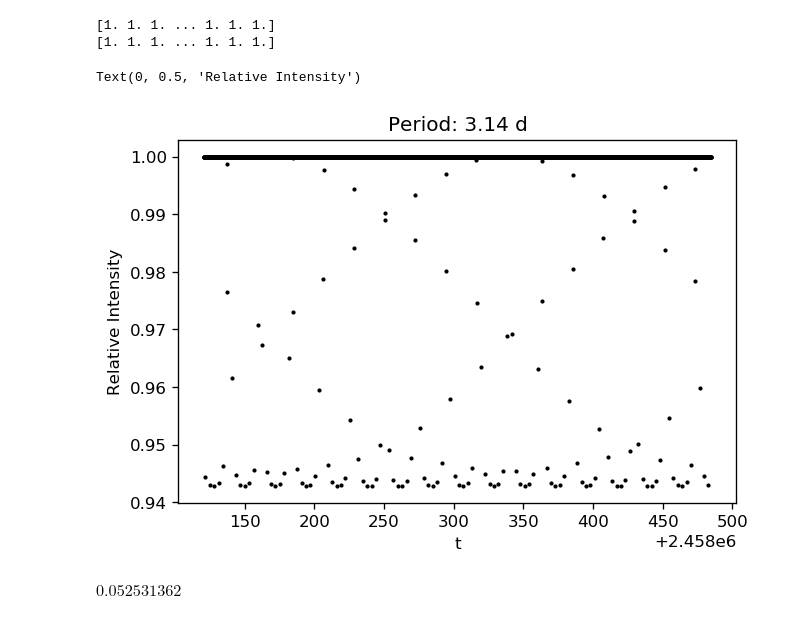
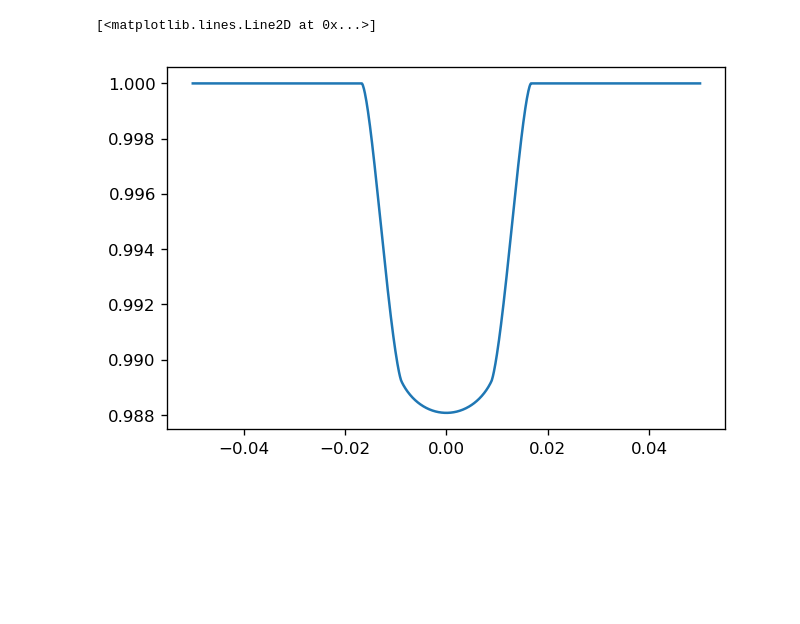
Before and after one commit to ruoyanwangdr/Dectection-of-Bright-Transiting-Exoplanet-with-MASCARA-TESS, a Jupyter notebook: mascara_tess_ls_1359354.ipynb, the cells around one changed output. Saved outputs shown, nothing was run; the diff lists cells and outputs as text; code cells hidden in the pictures; blank space fills up the shorter version.

```diff
--- a/mascara_tess_ls_1359354.ipynb
+++ b/mascara_tess_ls_1359354.ipynb
@@ -464,46 +269,28 @@ NameError: name 'mascara_jd' is not defined
 # %%
-import batman #Bad-Ass Transit Model cAlculatioN
-import astropy.units as u
-from astropy.constants import G, R_sun, M_sun, R_jup, M_jup, R_earth, M_earth
+import batman
+import numpy as np
+import matplotlib.pyplot as plt
 
-params = batman.TransitParams() # object to store the transit parameters
-params.t0 = 1.0 # time of inferior conjunction
-params.per = 3.14 # orbital period (days)
-params.rp = R_earth*25/R_sun # planet radius (in units of stellar radii)
+params = batman.TransitParams()       #object to store transit parameters
+params.t0 = 0.                        #time of inferior conjunction
+params.per = 2.                       #orbital period
+params.rp = 0.1                       #planet radius (in units of stellar radii)
+params.a = 15.                        #semi-major axis (in units of stellar radii)
+params.inc = 87.                      #orbital inclination (in degrees)
+params.ecc = 0.                       #eccentricity
+params.w = 90.                        #longitude of periastron (in degrees)
+params.limb_dark = "nonlinear"        #limb darkening model
+params.u = [0.5, 0.1, 0.1, -0.1]      #limb darkening coefficients
+#params.u = [0.5,0.1]
 
-# calculate semi-major axis from orbital period value
-a = (((params.per*u.day)**2 * G * (M_sun + M_earth) / (4*np.pi**2))**(1./3)).to(R_sun).value
+t = np.linspace(-0.05, 0.05, 1000)  #times at which to calculate light curve
+m = batman.TransitModel(params, t)    #initializes model
 
-params.a = a # semi-major axis (in units of stellar radii)
-params.inc = 90.0  # orbital inclination (in degrees)
-params.ecc = 0. # eccentricity
-params.w = 90. # longitude of periastron (in degrees), 90 for circular
-params.u = [0.1, 0.3] # limb darkening coefficients
-params.limb_dark = "quadratic" # limb darkening model
-
-t = np.linspace(min(lsc_jd), max(lsc_jd), 3000) # times at which to calculate the light curve
-m = batman.TransitModel(params, t) # initializes the model
-f = m.light_curve(params)
-print(f)
-
-# add gaussian error
-rs = np.random.RandomState(seed=13)
-
-errors = 0.007*np.ones_like(f) # if comparable to the depth of the transit
-#f += errors*rs.randn(len(t))-1
-print (f)
-
-#plt.plot(lsc_jd, lsc_mag, '.k', ms=3)
-plt.plot(t, f, '.k', ms=3)
-plt.title("Period: {0} d".format(params.per))
-plt.xlabel("t")
-plt.ylabel("Relative Intensity")
+radii = np.linspace(0.09, 0.11, 20)
+for r in radii:
+        params.rp = r                           #updates planet radius
+        new_flux = m.light_curve(params)        #recalculates light curve
+plt.plot(t,new_flux)
 # %% [output]
-[1. 1. 1. ... 1. 1. 1.]
-[1. 1. 1. ... 1. 1. 1.]
+[<matplotlib.lines.Line2D at 0x...>]
-Text(0, 0.5, 'Relative Intensity')
-[figure, old version]
+[figure, new version]
-# %%
-(params.rp)**2
-# %% [output]
-$0.052531362 \; \mathrm{}$
```
Also changed, not shown: parts of 21 cells of this notebook.
